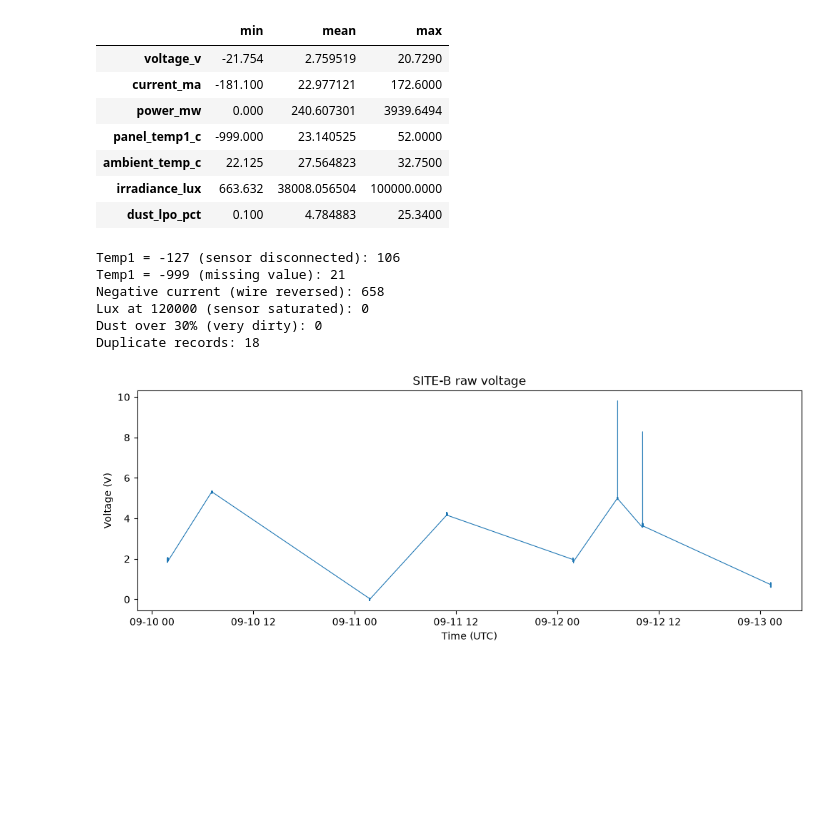
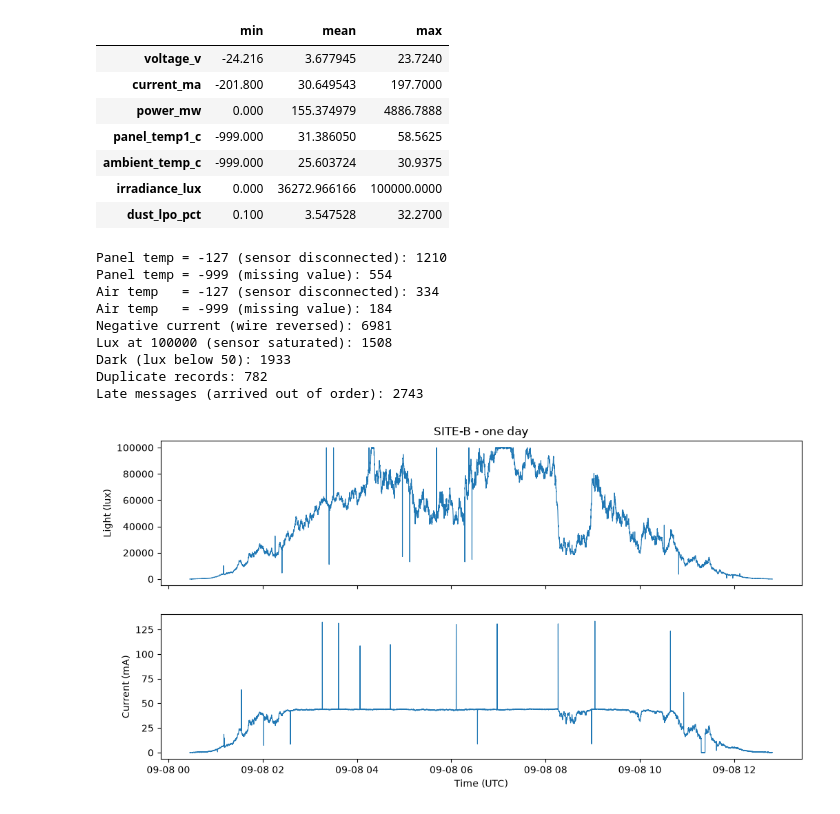
Before and after one commit to Lisura123/J26-IT-348, a Jupyter notebook: component1-sensing-grading/notebooks/01_explore_data.ipynb, the cells around one changed output. Saved outputs shown, nothing was run; the diff lists cells and outputs as text; code cells hidden in the pictures; blank space fills up the shorter version.

```diff
--- a/component1-sensing-grading/notebooks/01_explore_data.ipynb
+++ b/component1-sensing-grading/notebooks/01_explore_data.ipynb
@@ -1,12 +1,19 @@
 # %%
-# Load libraries and the raw sensor data
+# Load libraries and the raw sensor data of all 6 sites
+import sys
+sys.path.append("../src")
+
 import pandas as pd
 import matplotlib.pyplot as plt
+from load_data import load_raw, load_health
 
-raw = pd.read_csv("../data/member1_raw_sensor_stream.csv")
-ref = pd.read_csv("../data/member1_sensor_health.csv")
+raw = load_raw()
+ref = load_health()
 
 print("Raw rows:", raw.shape)
 print("Reference rows:", ref.shape)
+print()
+print("Rows per site:")
+print(raw["site_id"].value_counts().sort_index())
 raw.head()
 # %% [output]
@@ -24,39 +41,53 @@ Reference rows: (3000, 18)
 raw.describe().T[["min", "mean", "max"]]
 # %% [output]
 |  | min | mean | max |
-| voltage_v | -21.754 | 2.759519 | 20.7290 |
-| current_ma | -181.100 | 22.977121 | 172.6000 |
-| power_mw | 0.000 | 240.607301 | 3939.6494 |
-| panel_temp1_c | -999.000 | 23.140525 | 52.0000 |
-| ambient_temp_c | 22.125 | 27.564823 | 32.7500 |
-| irradiance_lux | 663.632 | 38008.056504 | 100000.0000 |
-| dust_lpo_pct | 0.100 | 4.784883 | 25.3400 |
+| voltage_v | -24.216 | 3.677945 | 23.7240 |
+| current_ma | -201.800 | 30.649543 | 197.7000 |
+| power_mw | 0.000 | 155.374979 | 4886.7888 |
+| panel_temp1_c | -999.000 | 31.386050 | 58.5625 |
+| ambient_temp_c | -999.000 | 25.603724 | 30.9375 |
+| irradiance_lux | 0.000 | 36272.966166 | 100000.0000 |
+| dust_lpo_pct | 0.100 | 3.547528 | 32.2700 |
 # %%
 # Count each type of bad reading
-print("Temp1 = -127 (sensor disconnected):", (raw["panel_temp1_c"] == -127).sum())
-print("Temp1 = -999 (missing value):", (raw["panel_temp1_c"] == -999).sum())
+print("Panel temp = -127 (sensor disconnected):", (raw["panel_temp1_c"] == -127).sum())
+print("Panel temp = -999 (missing value):", (raw["panel_temp1_c"] == -999).sum())
+print("Air temp   = -127 (sensor disconnected):", (raw["ambient_temp_c"] == -127).sum())
+print("Air temp   = -999 (missing value):", (raw["ambient_temp_c"] == -999).sum())
 print("Negative current (wire reversed):", (raw["current_ma"] < 0).sum())
-print("Lux at 120000 (sensor saturated):", (raw["irradiance_lux"] >= 120000).sum())
-print("Dust over 30% (very dirty):", (raw["dust_lpo_pct"] > 30).sum())
+print("Lux at 100000 (sensor saturated):", (raw["irradiance_lux"] >= 100000).sum())
+print("Dark (lux below 50):", (raw["irradiance_lux"] < 50).sum())
 print("Duplicate records:", raw["record_id"].duplicated().sum())
+
+# messages that arrived late, after a newer message (buffered and sent later)
+t = pd.to_datetime(raw["timestamp_utc"])
+late = t < t.groupby(raw["site_id"]).cummax().groupby(raw["site_id"]).shift(1)
+print("Late messages (arrived out of order):", late.sum())
 # %% [output]
-Temp1 = -127 (sensor disconnected): 106
-Temp1 = -999 (missing value): 21
-Negative current (wire reversed): 658
-Lux at 120000 (sensor saturated): 0
-Dust over 30% (very dirty): 0
-Duplicate records: 18
+Panel temp = -127 (sensor disconnected): 1210
+Panel temp = -999 (missing value): 554
+Air temp   = -127 (sensor disconnected): 334
+Air temp   = -999 (missing value): 184
+Negative current (wire reversed): 6981
+Lux at 100000 (sensor saturated): 1508
+Dark (lux below 50): 1933
+Duplicate records: 782
+Late messages (arrived out of order): 2743
 # %%
-# Plot voltage for one site to see the noise
+# Plot one day of SITE-B to see the day and the night
 site = raw[raw["site_id"] == "SITE-B"].copy()
 site["timestamp_utc"] = pd.to_datetime(site["timestamp_utc"])
+site = site.sort_values("timestamp_utc")   # rows came in arrival order, not time order
+day = site[site["timestamp_utc"].dt.date == site["timestamp_utc"].dt.date.iloc[0]]
 
-plt.figure(figsize=(12, 4))
-plt.plot(site["timestamp_utc"], site["voltage_v"], linewidth=0.8)
-plt.title("SITE-B raw voltage")
-plt.xlabel("Time (UTC)")
-plt.ylabel("Voltage (V)")
+fig, ax = plt.subplots(2, 1, figsize=(12, 6), sharex=True)
+ax[0].plot(day["timestamp_utc"], day["irradiance_lux"], linewidth=0.8)
+ax[0].set_ylabel("Light (lux)")
+ax[0].set_title("SITE-B - one day")
+ax[1].plot(day["timestamp_utc"], day["current_ma"], linewidth=0.8)
+ax[1].set_ylabel("Current (mA)")
+ax[1].set_xlabel("Time (UTC)")
 plt.show()
 # %% [output]
-[figure, old version]
+[figure, new version]
 # %%
```
Also changed, not shown: parts of 2 cells of this notebook, 19 other files.
